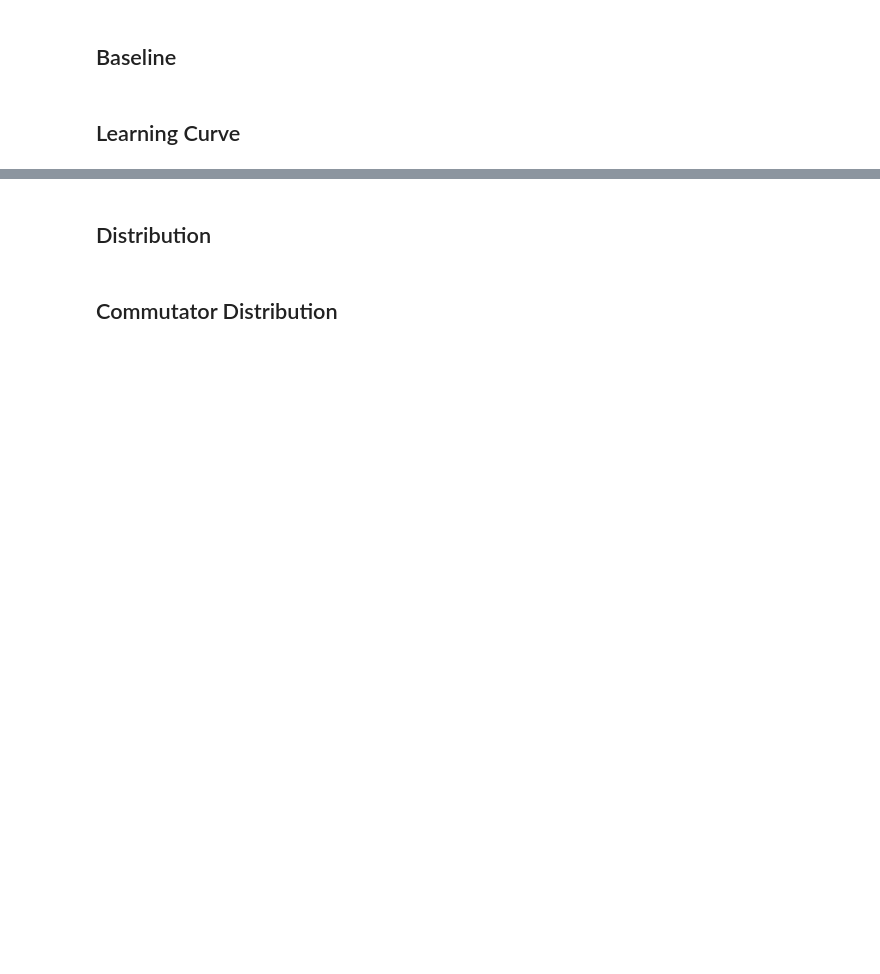
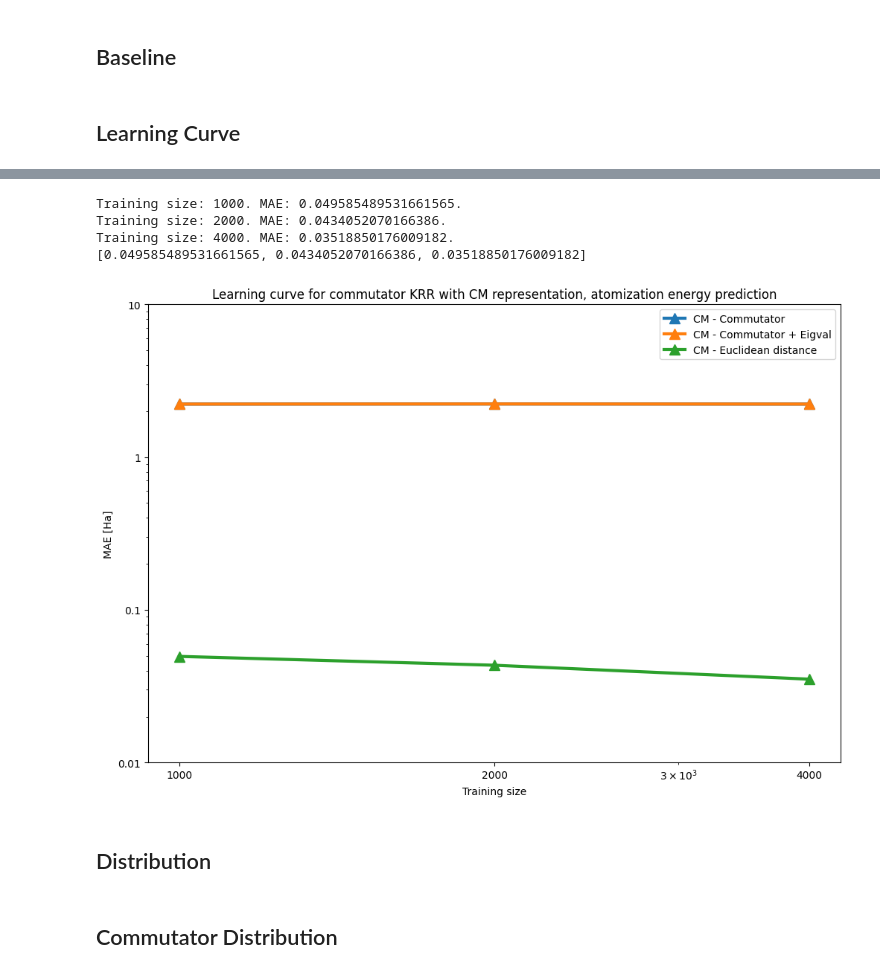
Before and after one commit to GabrielWu2004/Commutator_KRR, a Jupyter notebook: commutator_test.ipynb, the cells around one changed output, grey strips where cells are left out. Drawn from its saved outputs; the diff is of its cells as text; code cells hidden in the pictures; blank space fills up the shorter version.

Commit message:
new learning curve and distribution

```diff
--- a/commutator_test.ipynb
+++ b/commutator_test.ipynb
@@ -33,9 +36,9 @@ print(elements[0])
 # %% [markdown]
 ## Model ##
 # %%
-X = cm[:5000]
-y = energies.reshape(-1, 1)[:5000]
-params = {'lambda': 1e-3, 'length': 1}
+X = cm[:2000]
+y = energies.reshape(-1, 1)[:2000]
+params = {'lambda': 7.882813671669788e-12, 'length': 0.7310621690634572}
 mae_scores = []
 
 kfold = KFold(n_splits=2, shuffle=True, random_state=42)
@@ -50,0 +78,16 @@ print(f"Average MAE: {np.array(mae_scores).mean()}")
+# %%
+X = cm[:4000]
+y = energies.reshape(-1, 1)[:4000]
+params = {'lambda': 7.882813671669788e-12, 'length': 0.7310621690634572}
+mae_scores = []
+
+kfold = KFold(n_splits=2, shuffle=True, random_state=42)
+for fold, (train_index, test_index) in enumerate(kfold.split(X)):
+    X_train, X_test = X[train_index], X[test_index]
+    y_train, y_test = y[train_index], y[test_index]
+    preds = KRR_commutator_with_eig(X_train, y_train, X_test, params, kernel='rbf')
+    score = mean_absolute_error(preds.reshape(-1, 1), y_test)
+    mae_scores.append(score)
+    print(f"fold {fold+1}: MAE = {score}")
+
+print(f"Average MAE: {np.array(mae_scores).mean()}")
@@ -154,9 +230,9 @@ print(laplacian_error)
 # %%
-X = cm_flatten[:10000]
-y = energies.reshape(-1, 1)[:10000]
+X = cm_flatten
+y = energies.reshape(-1, 1)
 
 normal_KRR_error = []
-training_size = [i*1000 for i in range(1, 10, 2)]
+training_size = [i*1000 for i in [1, 2, 4]]
 
 best_params = {'alpha': 1e-5, 'gamma': 1e-5, 'kernel': 'rbf'}
 
@@ -170,31 +246,38 @@ for size in training_size:
     print(f"Training size: {size}. MAE: {error}.")
 
 print(normal_KRR_error)
+# %% [output]
+Training size: 1000. MAE: 0.049585489531661565.
+Training size: 2000. MAE: 0.0434052070166386.
+Training size: 4000. MAE: 0.03518850176009182.
+[0.049585489531661565, 0.0434052070166386, 0.03518850176009182]
 # %%
 x = training_size
-y1 = gaussian_error # [2.443359366444566, 2.4407461385715497, 2.4368748118001204, 2.4359856271244116, 2.4406070370001216]
-y2 = laplacian_error # [2.443359366444566, 2.4407461385715497, 2.4368748118001204, 2.4359856271244116, 2.4406070370001216]
-y3 = normal_KRR_error # [0.04285921037085594, 0.033405950159750446, 0.02982421188819421, 0.027342219954064845, 0.025942363605852427]
+y1 = error1 # [2.223485323750093, 2.227697762000094, 2.223716049000092]
+y2 = error2 # [2.223485323750093, 2.227697762000094, 2.223716049000092]
+y3 = normal_KRR_error # [0.049585489531661565, 0.0434052070166386, 0.03518850176009182]
 
 plt.figure(figsize=(12, 8))
-plt.plot(x, y1, label='CM - Gaussian', marker='^', linestyle='-', linewidth=3, markersize=10)
-plt.plot(x, y2, label='CM - Laplacian', marker='^', linestyle='-', linewidth=3, markersize=10)
+plt.plot(x, y1, label='CM - Commutator', marker='^', linestyle='-', linewidth=3, markersize=10)
+plt.plot(x, y2, label='CM - Commutator + Eigval', marker='^', linestyle='-', linewidth=3, markersize=10)
 plt.plot(x, y3, label='CM - Euclidean distance', marker='^', linestyle='-', linewidth=3, markersize=10)
 
 plt.title("Learning curve for commutator KRR with CM representation, atomization energy prediction")
 plt.xlabel('Training size')
 plt.ylabel('MAE [Ha]')
 plt.legend()
 
 plt.xscale('log', base=10)
 plt.yscale('log', base=10)
 xticks = training_size
 yticks = [10, 1, 0.1, 0.01]
 plt.xticks(xticks, labels=xticks)
 plt.yticks(yticks, labels=yticks)
 
 plt.savefig("Learning_curve.png")
 plt.show()
+# %% [output]
+[figure, added]
 # %% [markdown]
 ## Distribution ##
 # %%
```
Also changed, not shown: parts of 38 cells of this notebook, 6 other files.
